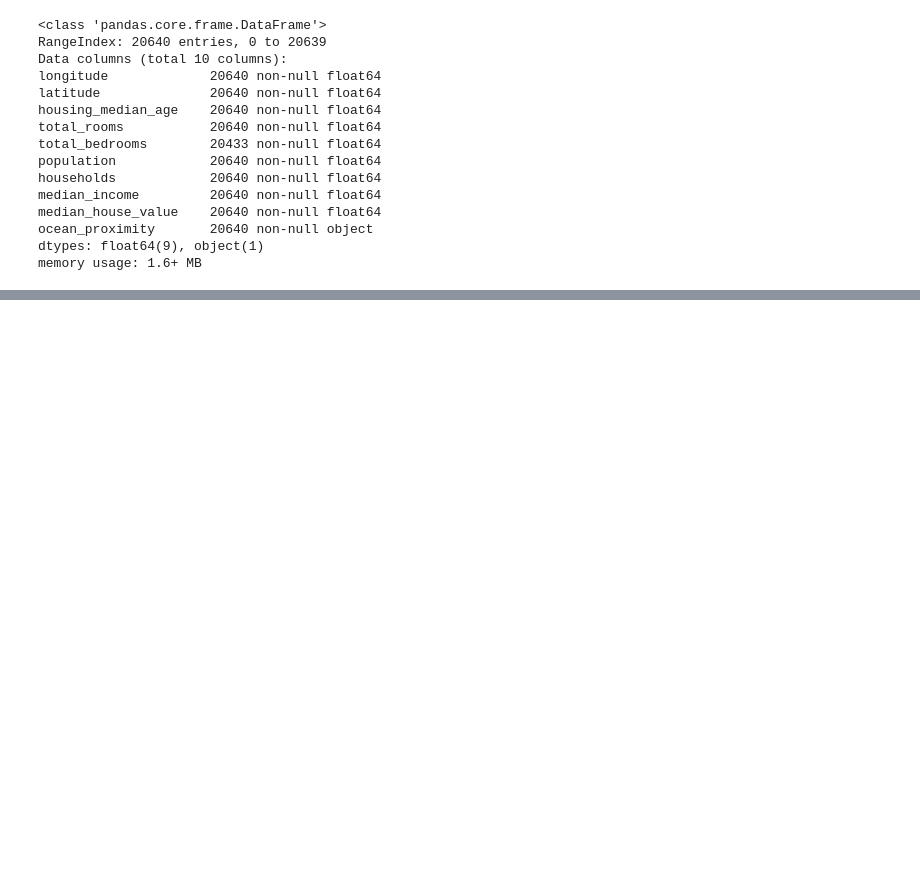
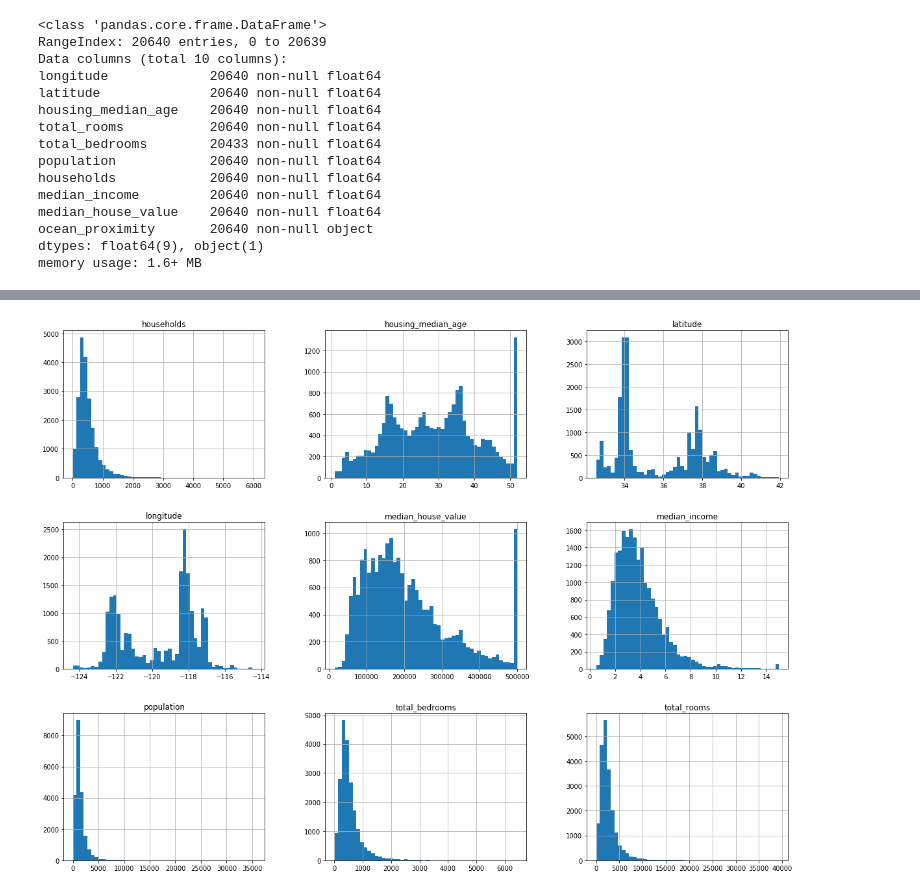
Before and after one commit to DenDen047/Hands-On_ML_with_Scikit-Learn_and_TF, a Jupyter notebook: notebooks/Housing.ipynb, the cells around one changed output, grey strips where cells are left out. Saved outputs shown, nothing was run; the diff lists cells and outputs as text; code cells hidden in the pictures; blank space fills up the shorter version.

```diff
--- a/notebooks/Housing.ipynb
+++ b/notebooks/Housing.ipynb
@@ -37,0 +59,8 @@ memory usage: 1.6+ MB
+# %%
+%matplotlib inline
+import matplotlib.pyplot as plt
+
+housing.hist(bins=50, figsize=(20, 15))
+plt.show()
+# %% [output]
+[figure, added]
```
Also changed, not shown: parts of 2 cells of this notebook.
